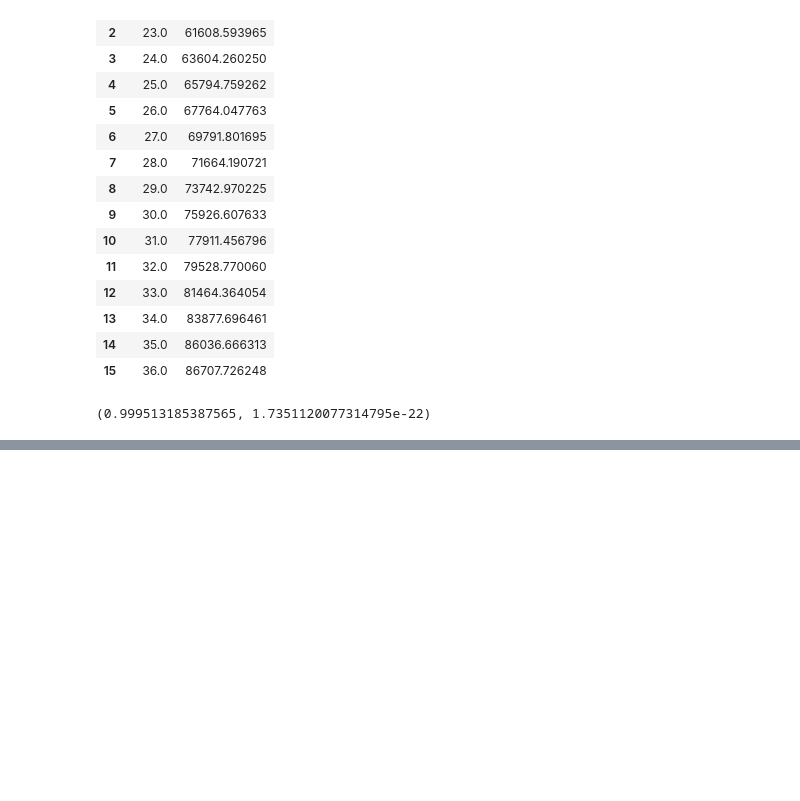
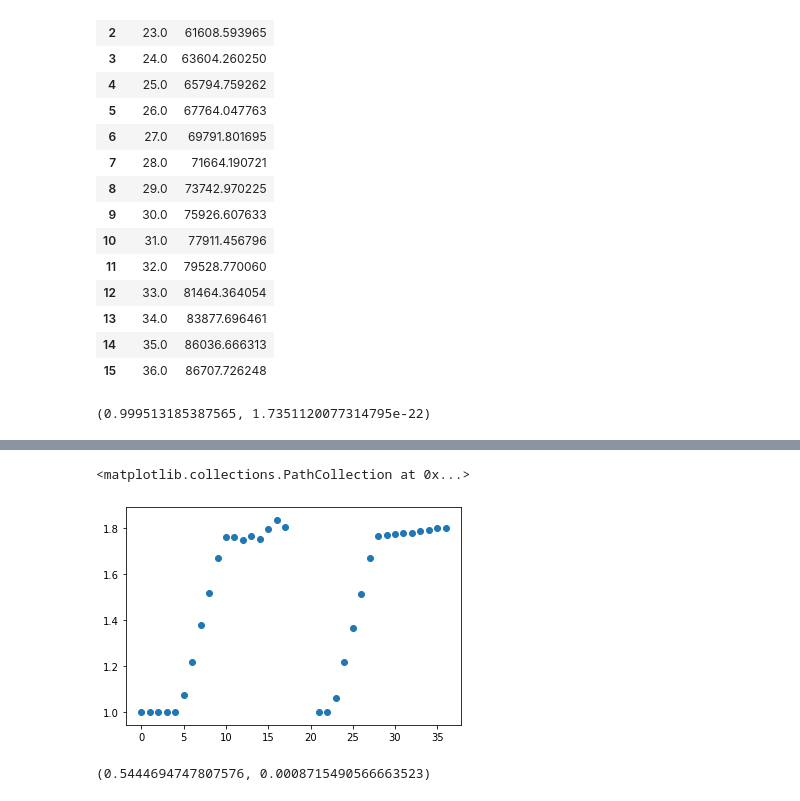
Before and after one commit to Yongliang-Shi/statistics-exercises, a Jupyter notebook: hypothesis_testing.ipynb, the cells around one changed output, grey strips where cells are left out. Cells and saved outputs as stored; diff of their text form; code cells hidden in the pictures; blank space fills up the shorter version.

Commit message:
complete hypothesis test for correlation between tenure and titles

```diff
--- a/hypothesis_testing.ipynb
+++ b/hypothesis_testing.ipynb
@@ -843,0 +919,2 @@ titles.to_csv('/Users/mms3-pro/Documents/employees_database/titles.csv', index=F
+# %%
+titles['time_span_cumsum'] = titles.groupby('emp_no').time_span.cumsum()
@@ -843,0 +930,4 @@ titles.to_csv('/Users/mms3-pro/Documents/employees_database/titles.csv', index=F
+# %%
+employee_tenure = titles.groupby('emp_no').time_span_cumsum.max()
+employee_tenure = pd.DataFrame(employee_tenure)
+employee_tenure.head()
@@ -843,0 +942,5 @@ titles.to_csv('/Users/mms3-pro/Documents/employees_database/titles.csv', index=F
+# %%
+# Merge title_counts and employee_tenure
+
+titles_over_tenure = title_counts.merge(employee_tenure, how='inner', left_index=True, right_index=True)
+titles_over_tenure.head()
@@ -843,0 +955,15 @@ titles.to_csv('/Users/mms3-pro/Documents/employees_database/titles.csv', index=F
+# %%
+titles_vs_tenure = titles_over_tenure.groupby('time_span_cumsum').title.mean()
+# %%
+x= titles_vs_tenure.index
+y=titles_vs_tenure.values
+
+plt.scatter(x,y)
+# %% [output]
+<matplotlib.collections.PathCollection at 0x...>
+[figure, added]
+# %%
+r, p = stats.pearsonr(x,y)
+r, p
+# %% [output]
+(0.5444694747807576, 0.0008715490566663523)
```
Also changed, not shown: parts of 14 cells of this notebook.
